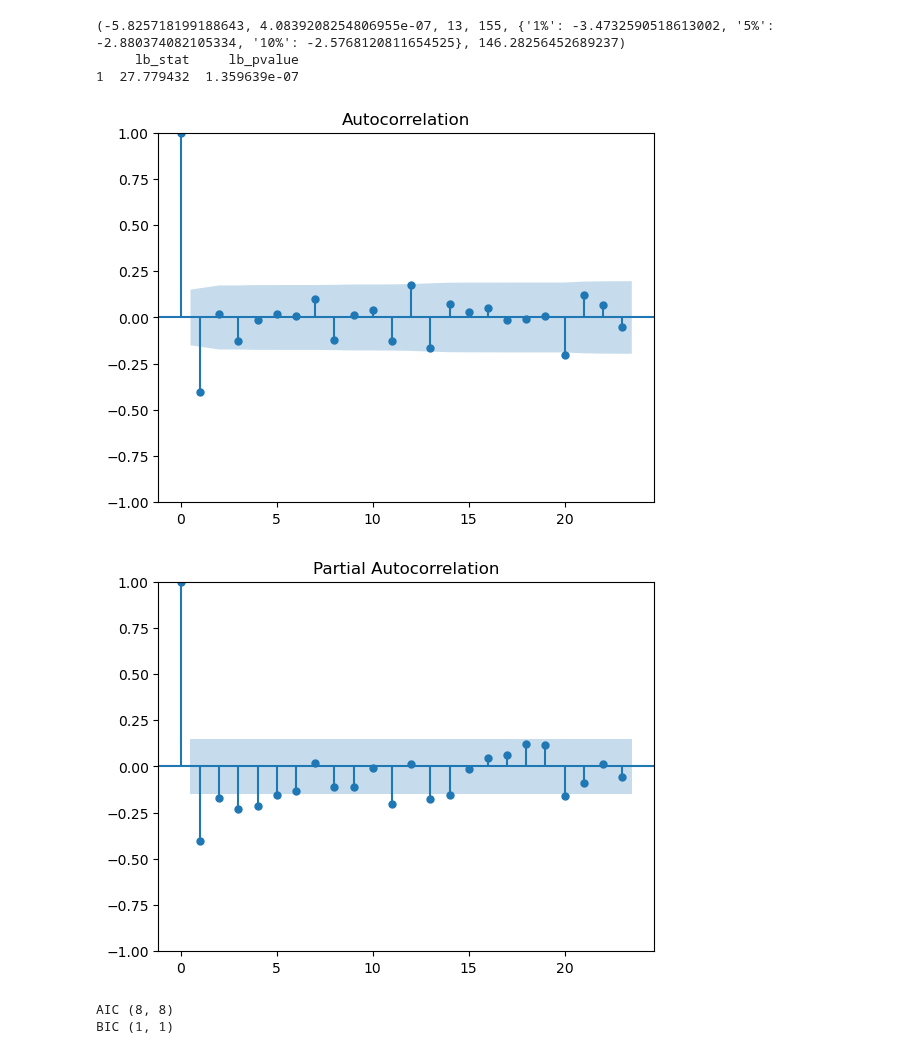
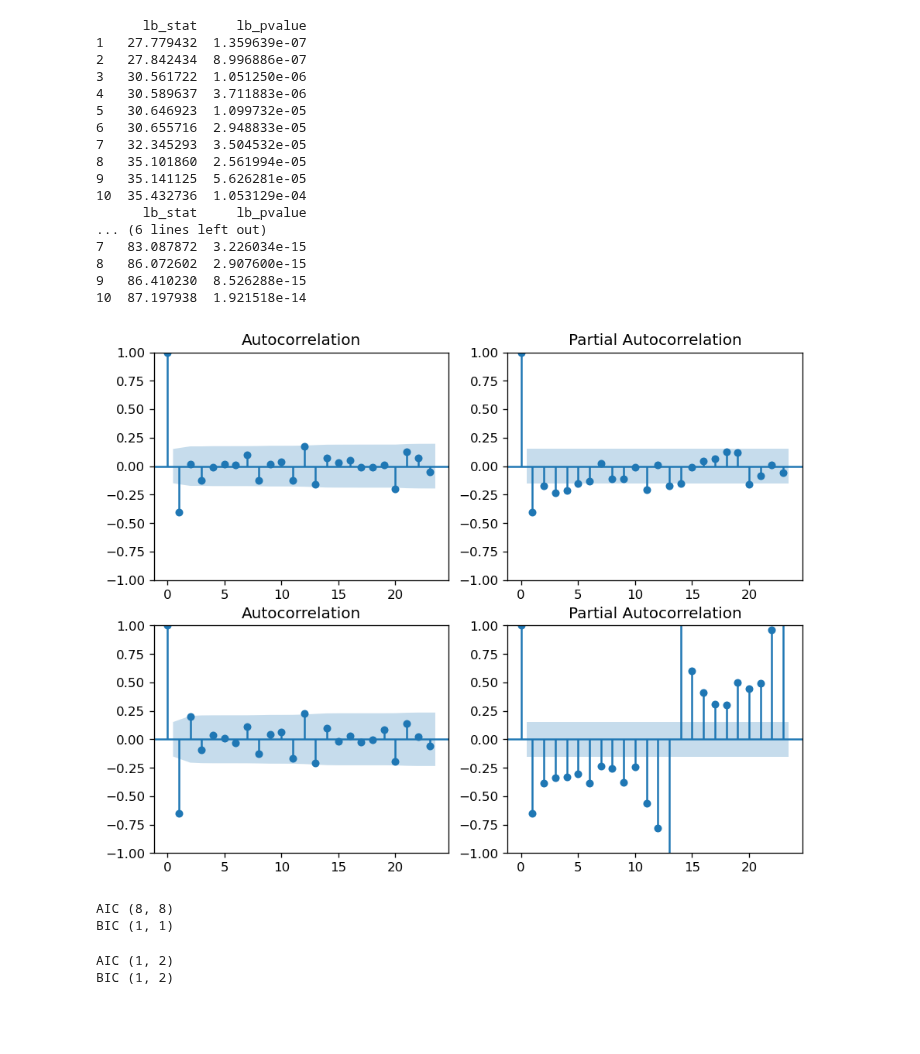
Before and after one commit to SILENT-GUO/MCM_works, a Jupyter notebook: 2020TaskA/data.ipynb, the cells around one changed output. Saved outputs shown, nothing was run; the diff lists cells and outputs as text; code cells hidden in the pictures; blank space fills up the shorter version.

```diff
--- a/2020TaskA/data.ipynb
+++ b/2020TaskA/data.ipynb
@@ -38,31 +55,58 @@ print(adfuller(year_sst))
 # %%
-def difference(data, interval=1):
-    return [data[i+interval]-data[i] for i in range(len(data)-interval)]
-difference_sst = difference(year_sst)
-print(adfuller(difference_sst))
-### the difference data is stationary, hence d = 1 for ARIMA model
-### then do the white noise test
-print(acorr_ljungbox(difference_sst, lags=1))
-### here the p-value is e-7, which is less than 0.05, hence the data is not white noise
+# then do the white noise test
+print(acorr_ljungbox(df['diff_1'][1:], lags=10))
+# here the p-value of 1st difference data is e-7, which is less than 0.05, hence the data is not white noise
+print(acorr_ljungbox(df['diff_2'][2:], lags=10))
+# the p-value of 2nd Order difference data is smaller
 # %% [output]
-(-5.825718199188643, 4.0839208254806955e-07, 13, 155, {'1%': -3.4732590518613002, '5%': -2.880374082105334, '10%': -2.5768120811654525}, 146.28256452689237)
-     lb_stat     lb_pvalue
-1  27.779432  1.359639e-07
+      lb_stat     lb_pvalue
+1   27.779432  1.359639e-07
+2   27.842434  8.996886e-07
+3   30.561722  1.051250e-06
+4   30.589637  3.711883e-06
+5   30.646923  1.099732e-05
+6   30.655716  2.948833e-05
+7   32.345293  3.504532e-05
+8   35.101860  2.561994e-05
+9   35.141125  5.626281e-05
+10  35.432736  1.053129e-04
+      lb_stat     lb_pvalue
+... (6 lines left out)
+7   83.087872  3.226034e-15
+8   86.072602  2.907600e-15
+9   86.410230  8.526288e-15
+10  87.197938  1.921518e-14
-# %%
-### then plot acf and pacf to find p and q
-### first change data to np array
-difference_sst = np.array(difference_sst)
-plot_acf(difference_sst).show()
-plot_pacf(difference_sst).show()
-# %% [output]
-[figure, removed]
-[figure, removed]
+# %%
+### plot acf and pacf to find p and q
+fig, ax = plt.subplots(2, 2)
+
+# 1st Differencing
+ax[0, 0].set_title('1st Order Differencing')
+plot_acf(df['diff_1'][1:], ax=ax[0, 0])
+plot_pacf(df['diff_1'][1:], ax=ax[0, 1])
+
+# 2st Differencing
+ax[1, 0].set_title('2nd Order Differencing')
+plot_acf(df['diff_2'][2:], ax=ax[1, 0])
+plot_pacf(df['diff_2'][2:], ax=ax[1, 1])
+plt.show()
+# %% [output]
+[figure, added]
 # %%
-### then use AIC and BIC to find the best p and q
-train_results = sm.tsa.arma_order_select_ic(difference_sst, ic=['aic', 'bic'], trend='n', max_ar=8, max_ma=8)
+### then use AIC and BIC to find the best p and q in diff_1
+train_results = sm.tsa.arma_order_select_ic(df['diff_1'][1:], ic=['aic', 'bic'], trend='n', max_ar=8, max_ma=8)
 
 print('AIC', train_results.aic_min_order)
 print('BIC', train_results.bic_min_order)
+
+# then use AIC and BIC to find the best p and q in diff_2
+train_results = sm.tsa.arma_order_select_ic(
+    df['diff_2'][2:], ic=['aic', 'bic'], trend='n', max_ar=8, max_ma=8)
+
+print('AIC', train_results.aic_min_order)
+print('BIC', train_results.bic_min_order)
 # %% [output]
 AIC (8, 8)
 BIC (1, 1)
+AIC (1, 2)
+BIC (1, 2)
```
Also changed, not shown: parts of 12 cells of this notebook.
